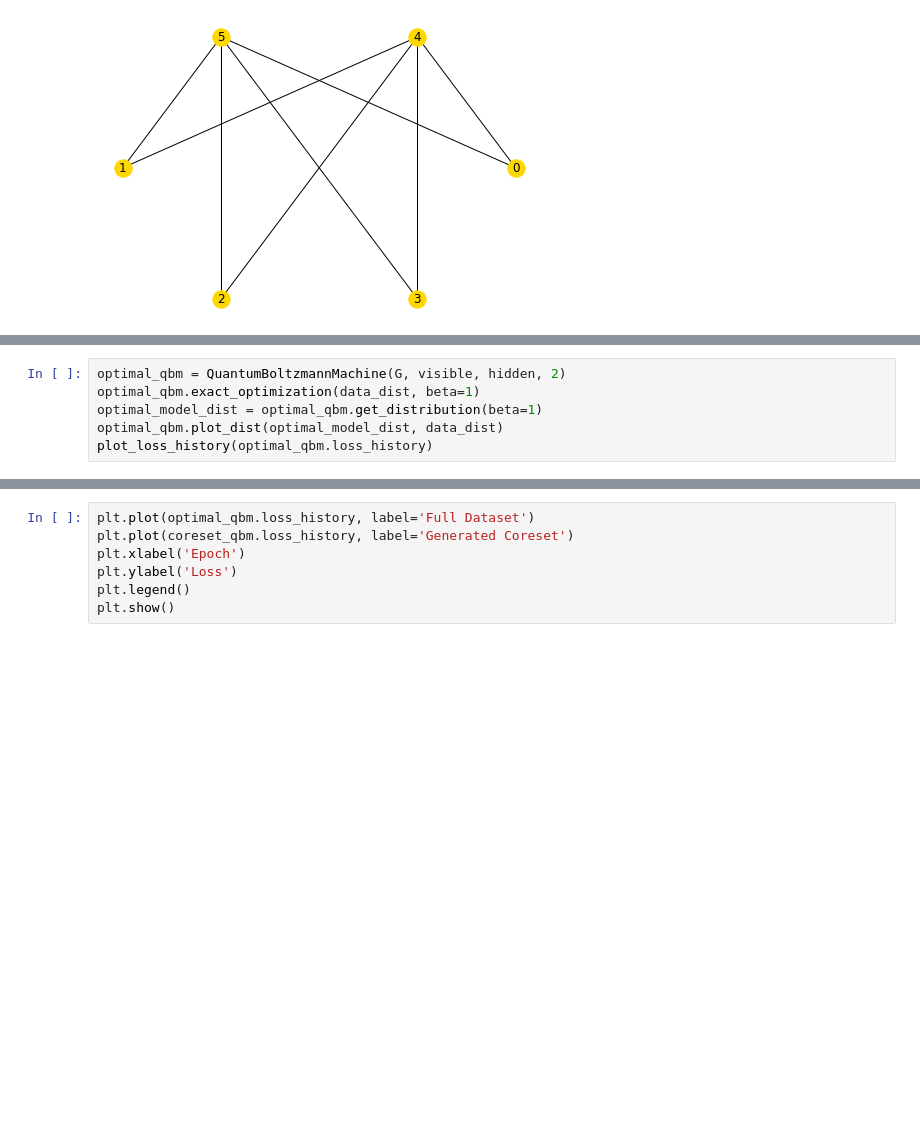
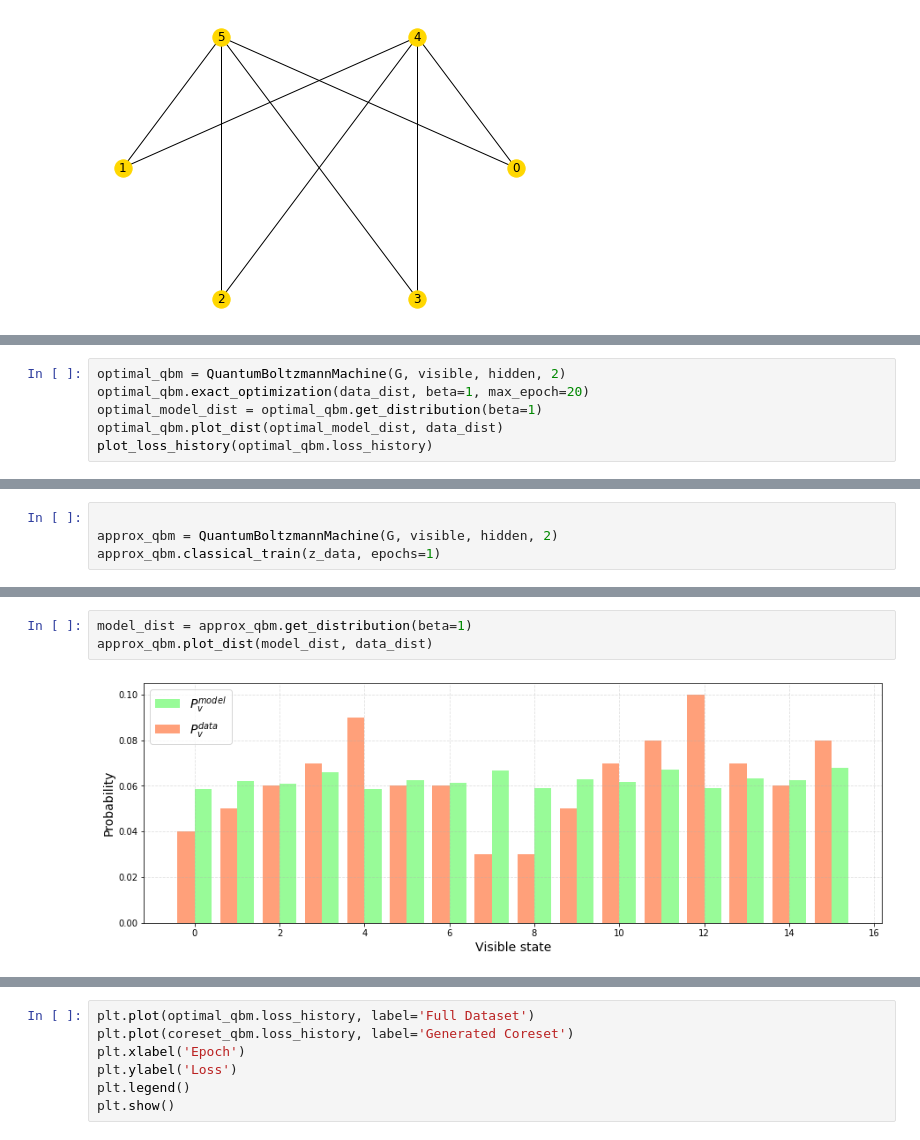
Before and after one commit to jviszlai/Bayesian-inference-coresets, a Jupyter notebook: CoresetQBMExperiments.ipynb, the cells around one changed output, grey strips where cells are left out. Drawn from its saved outputs; the diff is of its cells as text; blank space fills up the shorter version.

```diff
--- a/CoresetQBMExperiments.ipynb
+++ b/CoresetQBMExperiments.ipynb
@@ -133,6 +103,6 @@ plot_loss_history(coreset_qbm.loss_history)
 # %%
 optimal_qbm = QuantumBoltzmannMachine(G, visible, hidden, 2)
-optimal_qbm.exact_optimization(data_dist, beta=1)
+optimal_qbm.exact_optimization(data_dist, beta=1, max_epoch=20)
 optimal_model_dist = optimal_qbm.get_distribution(beta=1)
 optimal_qbm.plot_dist(optimal_model_dist, data_dist)
 plot_loss_history(optimal_qbm.loss_history)
@@ -141,0 +111,4 @@ plot_loss_history(optimal_qbm.loss_history)
+# %%
+
+approx_qbm = QuantumBoltzmannMachine(G, visible, hidden, 2)
+approx_qbm.classical_train(z_data, epochs=1)
@@ -141,0 +128,5 @@ plot_loss_history(optimal_qbm.loss_history)
+# %%
+model_dist = approx_qbm.get_distribution(beta=1)
+approx_qbm.plot_dist(model_dist, data_dist)
+# %% [output]
+[figure, added]
```
Also changed, not shown: parts of 12 cells of this notebook, 6 other files.
